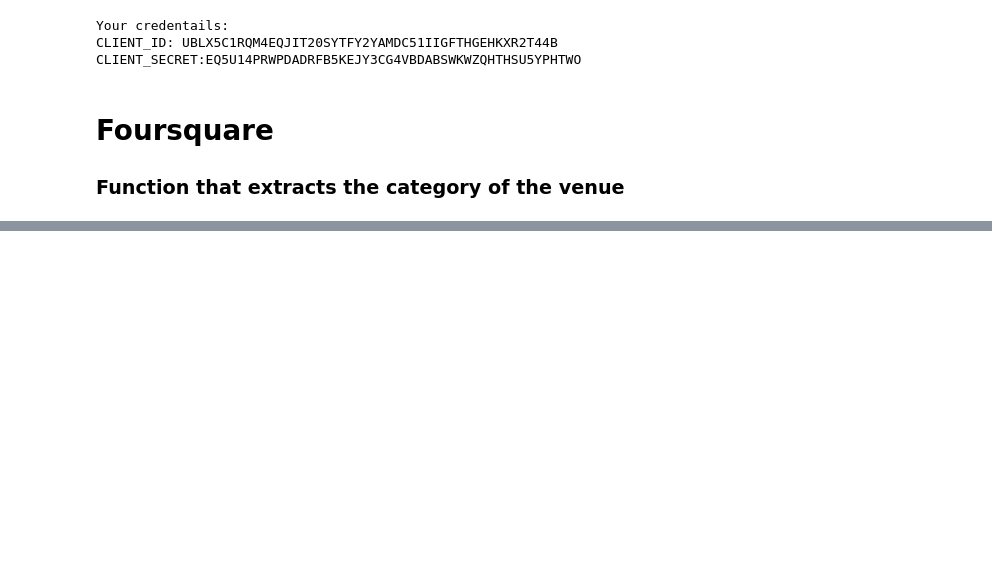
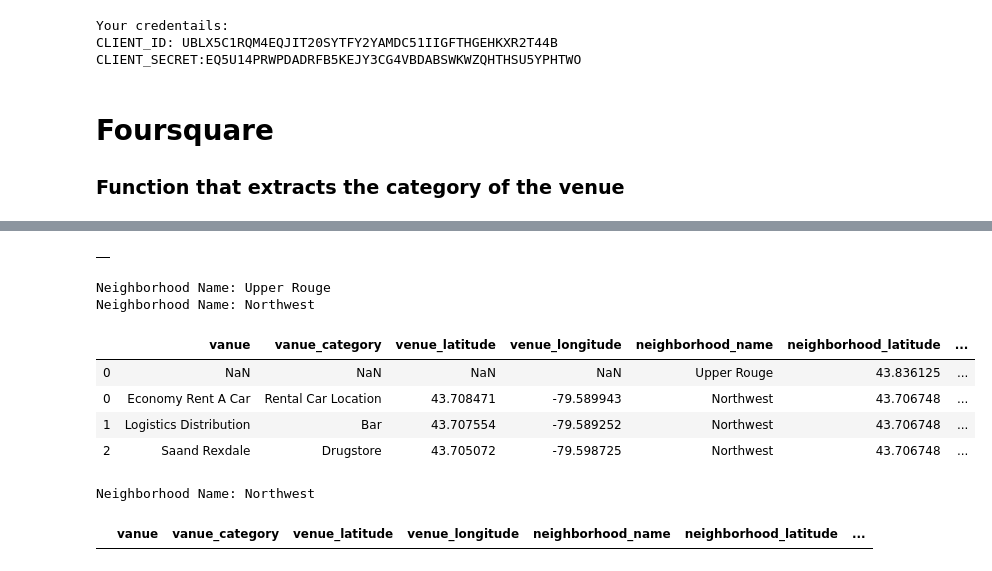
Before and after one commit to recervictory/Coursera_Capstone, a Jupyter notebook: Neighborhoods in Toronto.ipynb, the cells around one changed output, grey strips where cells are left out. Cells and saved outputs as stored; diff of their text form; code cells hidden in the pictures; blank space fills up the shorter version.

Commit message:
Version 3

```diff
--- a/Neighborhoods in Toronto.ipynb
+++ b/Neighborhoods in Toronto.ipynb
@@ -192,0 +191,32 @@ Neighborhood Name: Rouge,Malvern
+# %%
+def foursquare(neighborhood_name, neighborhood_latitude, neighborhood_longitude,redius=500,limit=100):
+
+    """Extract Venues from FourSquare as lat and long given as input"""
+    url = 'https://api.foursquare.com/v2/venues/explore?&client_id={}&client_secret={}&v={}&ll={},{}&radius={}&limit={}'.format(
+     CLIENT_ID, CLIENT_SECRET, VERSION, neighborhood_latitude, neighborhood_longitude, radius, LIMIT)
+    response = json_normalize(requests.get(url).json()["response"]['groups'][0]['items'])
+    return response
+foursquare('Upper Rouge',  43.836125, -79.205636)
+# %% [output]
+|  |
+# %%
+A = foursquareVenue('Upper Rouge',  43.836125, -79.205636)
+B = foursquareVenue(neighborhood_name, neighborhood_latitude, neighborhood_longitude)
+pd.concat([A,B],axis=0)
+# %% [output]
+Neighborhood Name: Upper Rouge
+Neighborhood Name: Northwest
+|  | vanue | vanue_category | venue_latitude | venue_longitude | neighborhood_name | neighborhood_latitude | ... |
+| 0 | NaN | NaN | NaN | NaN | Upper Rouge | 43.836125 | ... |
+| 0 | Economy Rent A Car | Rental Car Location | 43.708471 | -79.589943 | Northwest | 43.706748 | ... |
+| 1 | Logistics Distribution | Bar | 43.707554 | -79.589252 | Northwest | 43.706748 | ... |
+| 2 | Saand Rexdale | Drugstore | 43.705072 | -79.598725 | Northwest | 43.706748 | ... |
+# %%
+column_names = foursquareVenue(neighborhood_name,  neighborhood_latitude, neighborhood_longitude).columns
+df = pd.DataFrame(columns = column_names)
+# %% [output]
+Neighborhood Name: Northwest
+# %%
+df.head()
+# %% [output]
+|  | vanue | vanue_category | venue_latitude | venue_longitude | neighborhood_name | neighborhood_latitude | ... |
```
Also changed, not shown: parts of 5 cells of this notebook.
